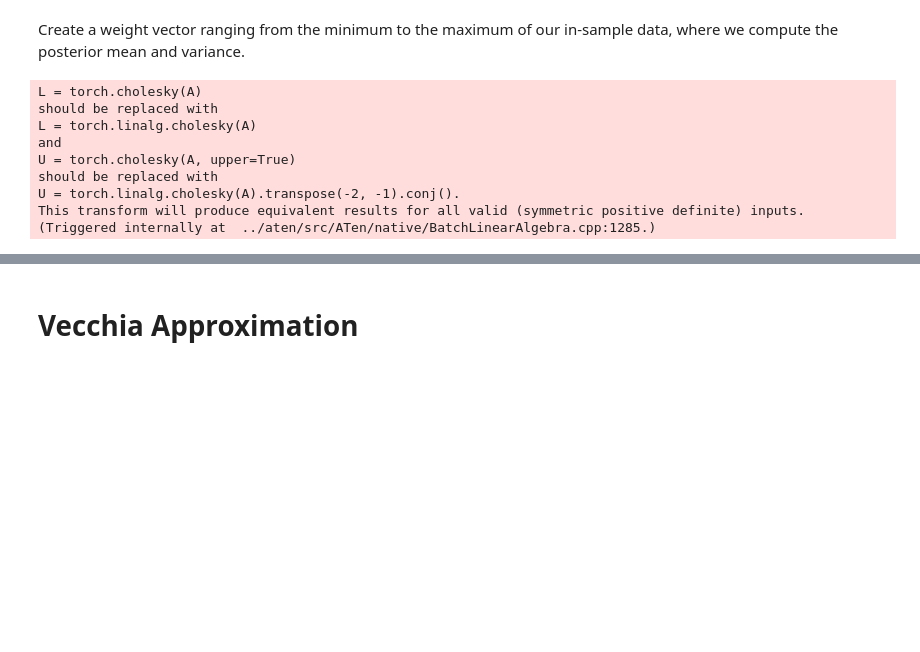
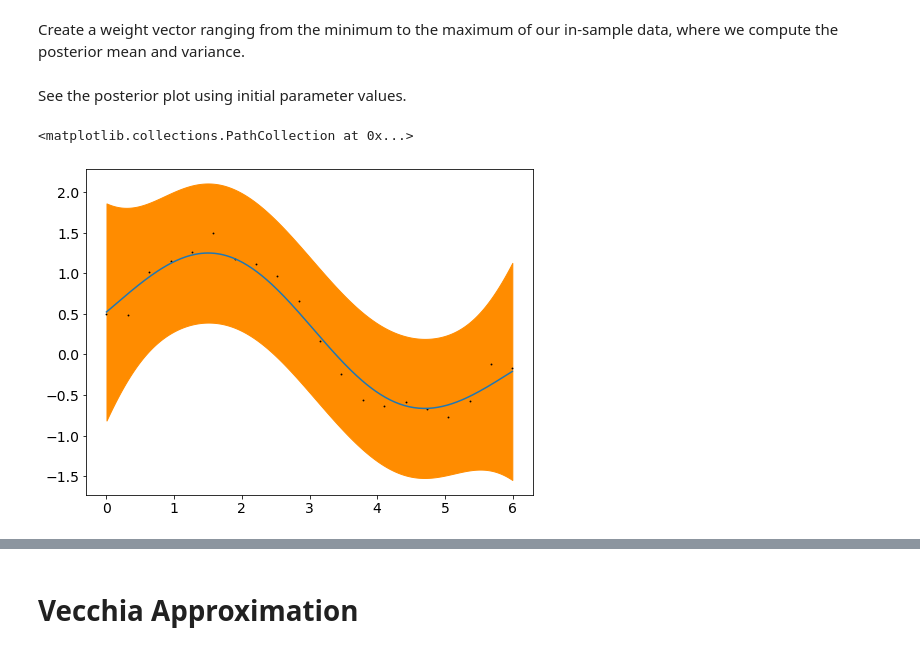
Before and after one commit to JCatwood/GPRTutorial, a Jupyter notebook: python-notebook/GPR-TAMIDS-2022S.ipynb, the cells around one changed output, grey strips where cells are left out. Drawn from its saved outputs; the diff is of its cells as text; code cells hidden in the pictures; blank space fills up the shorter version.

```diff
--- a/python-notebook/GPR-TAMIDS-2022S.ipynb
+++ b/python-notebook/GPR-TAMIDS-2022S.ipynb
@@ -263,16 +289,19 @@ Create a weight vector ranging from the minimum to the maximum of our in-sample
 weightVec = torch.linspace(x.min(), x.max(), steps=257,
                            dtype=y.dtype)
 weightVec = weightVec[:, None]
-with torch.no_grad():
-  muPost, sigmaPost = post_infer(weightVec, x, y, mu, logsigma,\
-                                 logbeta, lognugget)
-# %% [output]
-L = torch.cholesky(A)
-should be replaced with
-L = torch.linalg.cholesky(A)
-and
-U = torch.cholesky(A, upper=True)
-should be replaced with
-U = torch.linalg.cholesky(A).transpose(-2, -1).conj().
-This transform will produce equivalent results for all valid (symmetric positive definite) inputs. (Triggered internally at  ../aten/src/ATen/native/BatchLinearAlgebra.cpp:1285.)
+# %% [markdown]
+See the posterior plot using initial parameter values.
+# %%
+with torch.no_grad():
+  muPost, sigmaPost = post_infer(weightVec, x, y, torch.tensor(.0),
+                                 torch.tensor(1.0),
+                                 torch.tensor(1.0), torch.tensor(0.1))
+plt.figure(figsize=(8, 6))
+plt.plot(torch.squeeze(weightVec), muPost)
+plt.fill_between(torch.squeeze(weightVec), muPost - torch.mul(sigmaPost, 2),
+                 muPost + torch.mul(sigmaPost, 2), color='darkorange')
+plt.scatter(x, y, s=0.75, color='black')
+# %% [output]
+<matplotlib.collections.PathCollection at 0x...>
+[figure, added]
 # %% [markdown]
```
Also changed, not shown: parts of 11 cells of this notebook.
